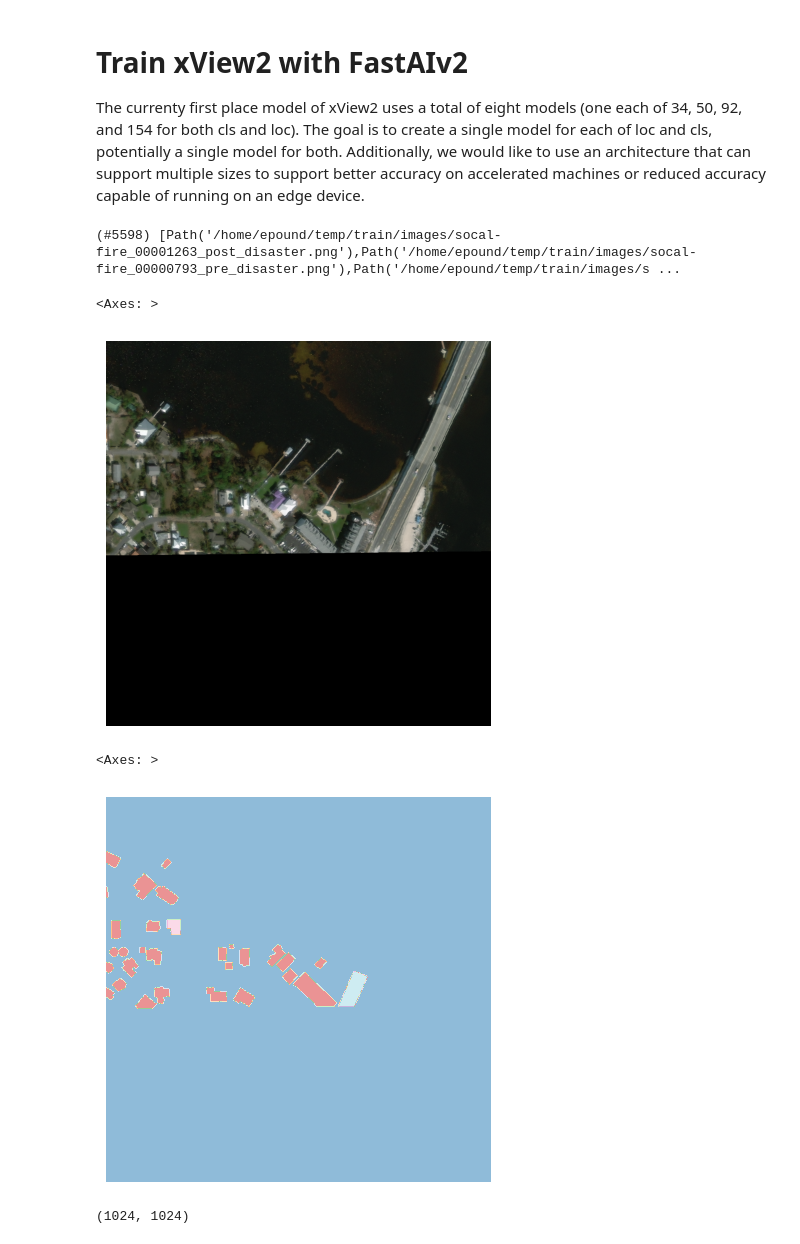
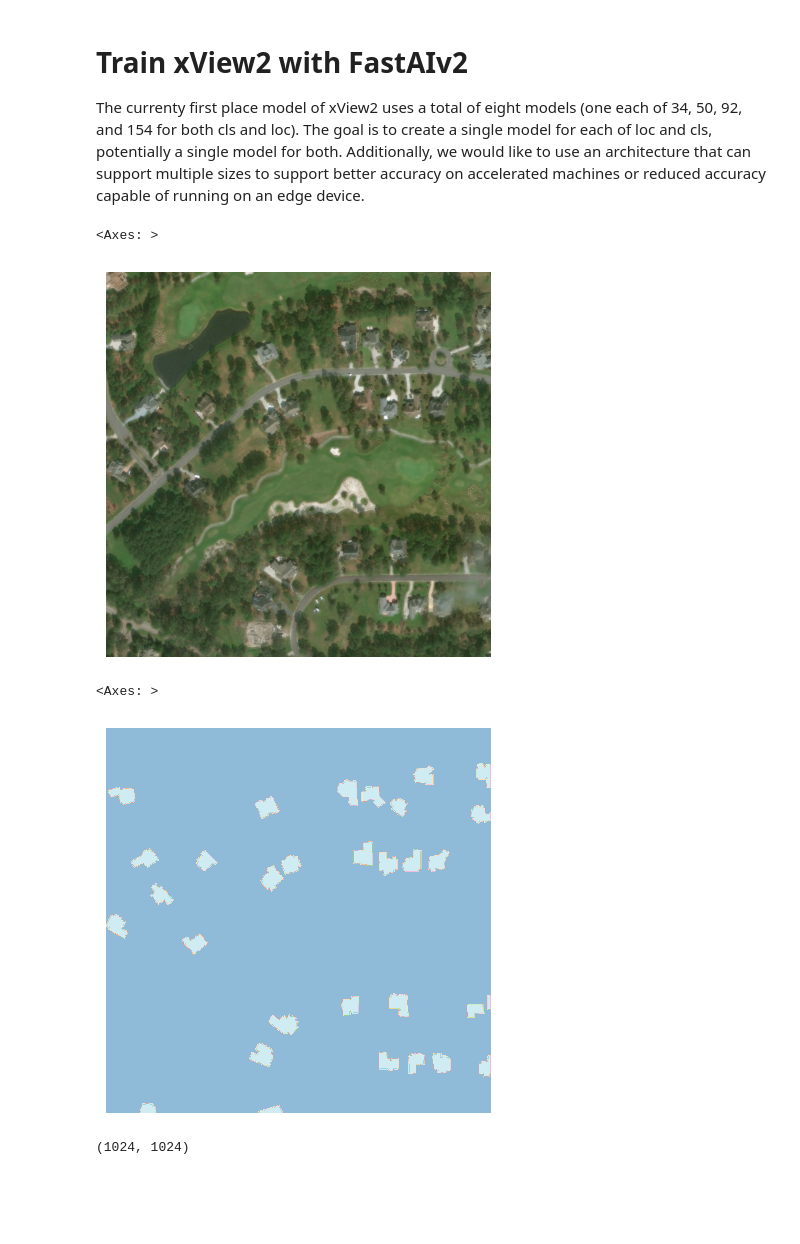
Before and after one commit to DIUx-xView/xView2-deploy, a Jupyter notebook: train.ipynb, the cells around one changed output. Cells and saved outputs as stored; diff of their text form; code cells hidden in the pictures; blank space fills up the shorter version.

```diff
--- a/train.ipynb
+++ b/train.ipynb
@@ -8,12 +8,8 @@ from fastai.optimizer import ranger
 from pathlib import Path
 from PIL import Image
 # %%
-TRAIN_PATH = Path("/home/epound/temp/train")
+TRAIN_PATH = Path("data/train")
 DEVICE = "cuda:1"
-# %%
-get_image_files(TRAIN_PATH/"images")
-# %% [output]
-(#5598) [Path('/home/epound/temp/train/images/socal-fire_00001263_post_disaster.png'),Path('/home/epound/temp/train/images/socal-fire_00000793_pre_disaster.png'),Path('/home/epound/temp/train/images/s ...
 # %%
 # TODO: Setup for using just post imagery. Need to concat pre/post as input
 fnames = [f for f in get_image_files(TRAIN_PATH/"images") if "post" in f.name]
@@ -25,11 +21,11 @@ def get_x(path):
 def get_y(path):
     return [f for f in get_image_files(path) if "post" in f.name]
 # %%
-img_test = fnames[34]
+img_test = fnames[5]
 PILImage.create(img_test).show()
 # %% [output]
 <Axes: >
-[figure, old version]
+[figure, new version]
 # %%
 # fn to get corresponding target image
 get_label = lambda x: TRAIN_PATH/'targets'/f'{x.stem}_target.png'
@@ -38,7 +34,7 @@ msk = PILMask.create(get_label(img_test))
 msk.show()
 # %% [output]
 <Axes: >
-[figure, old version]
+[figure, new version]
 # %%
 sz = msk.shape; sz
 # %% [output]
```
Also changed, not shown: parts of 3 cells of this notebook, 1 other file.
